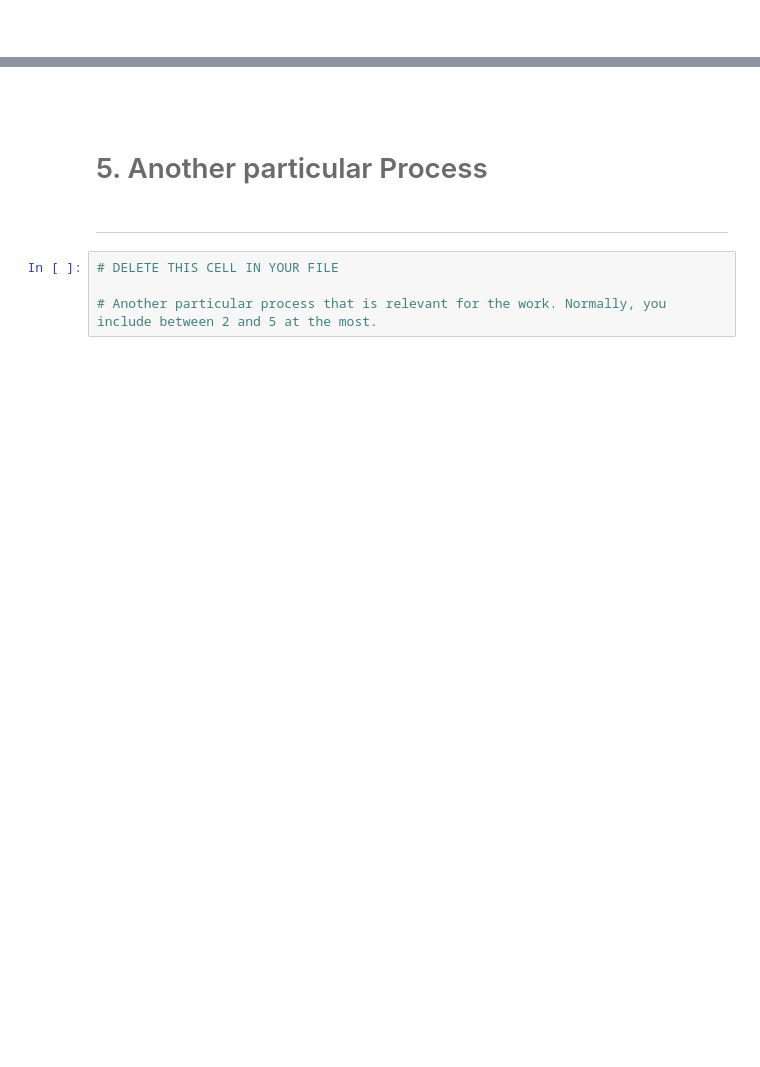
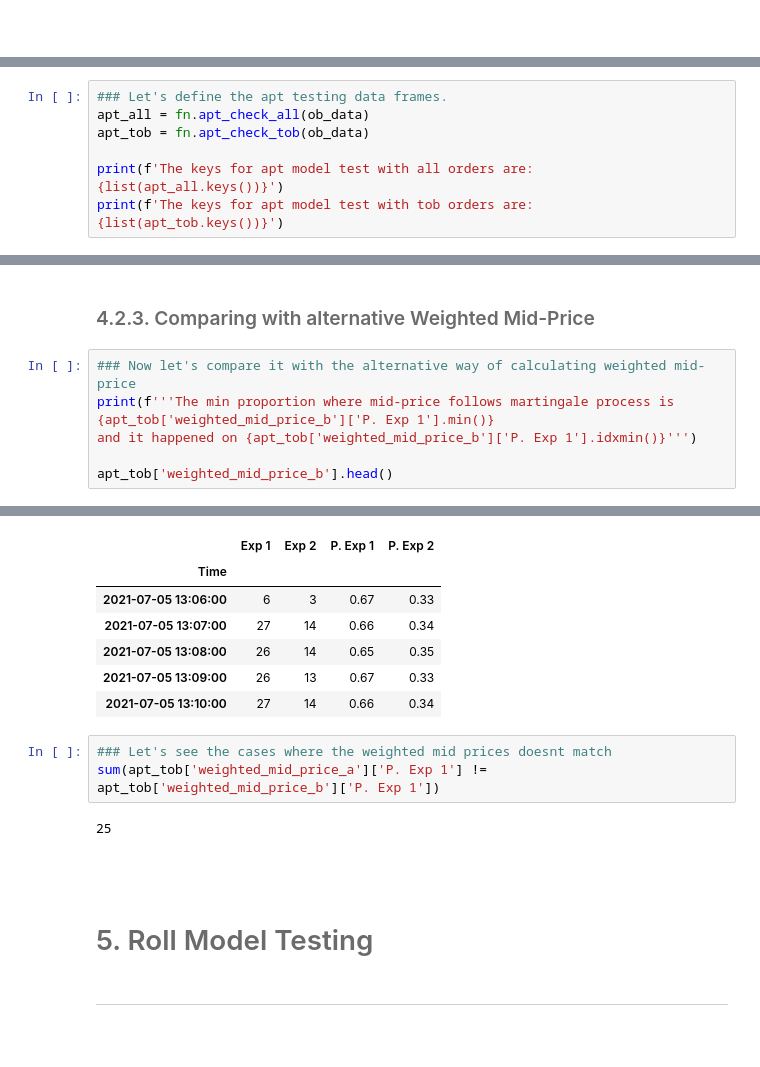
Before and after one commit to bmanica/aptmodel-lab2, a Jupyter notebook: Lab2_BM_HighFrequencyModels_Test.ipynb, the cells around one changed output, grey strips where cells are left out. Saved outputs shown, nothing was run; the diff lists cells and outputs as text; blank space fills up the shorter version.

Commit message:
Printing results for APT Model

```diff
--- a/Lab2_BM_HighFrequencyModels_Test.ipynb
+++ b/Lab2_BM_HighFrequencyModels_Test.ipynb
@@ -161,0 +149,7 @@ import sys
+# %%
+### Let's define the apt testing data frames.
+apt_all = fn.apt_check_all(ob_data)
+apt_tob = fn.apt_check_tob(ob_data)
+
+print(f'The keys for apt model test with all orders are: {list(apt_all.keys())}')
+print(f'The keys for apt model test with tob orders are: {list(apt_tob.keys())}')
@@ -161,0 +269,9 @@ import sys
+# %% [markdown]
+### <font color= #6B6B6B> 4.2.3. Comparing with alternative Weighted Mid-Price </font>
+# %%
+### Now let's compare it with the alternative way of calculating weighted mid-price
+print(f'''The min proportion where mid-price follows martingale process is {apt_tob['weighted_mid_price_b']['P. Exp 1'].min()}
+and it happened on {apt_tob['weighted_mid_price_b']['P. Exp 1'].idxmin()}''')
+
+apt_tob['weighted_mid_price_b'].head()
+# %% [output]
@@ -162,13 +280,21 @@ import sys
+|  | Exp 1 | Exp 2 | P. Exp 1 | P. Exp 2 |
+| Time |  |  |  |  |
+| 2021-07-05 13:06:00 | 6 | 3 | 0.67 | 0.33 |
+| 2021-07-05 13:07:00 | 27 | 14 | 0.66 | 0.34 |
+| 2021-07-05 13:08:00 | 26 | 14 | 0.65 | 0.35 |
+| 2021-07-05 13:09:00 | 26 | 13 | 0.67 | 0.33 |
+| 2021-07-05 13:10:00 | 27 | 14 | 0.66 | 0.34 |
+# %%
+### Let's see the cases where the weighted mid prices doesnt match
+sum(apt_tob['weighted_mid_price_a']['P. Exp 1'] != apt_tob['weighted_mid_price_b']['P. Exp 1'])
+# %% [output]
+25
 # %% [markdown]
 <br>
 # %% [markdown]
-# <font color= #6B6B6B> 5. Another particular Process  </font>
+# <font color= #6B6B6B> 5. Roll Model Testing  </font>
 # %% [markdown]
-<hr style="border:0.02in solid gray"> </hr>
+<hr style="border:0.01in solid gray"> </hr>
-# %%
-# DELETE THIS CELL IN YOUR FILE
-
-# Another particular process that is relevant for the work. Normally, you include between 2 and 5 at the most.
 # %% [markdown]
 <br>
 # %% [markdown]
```
Also changed, not shown: parts of 77 cells of this notebook.
